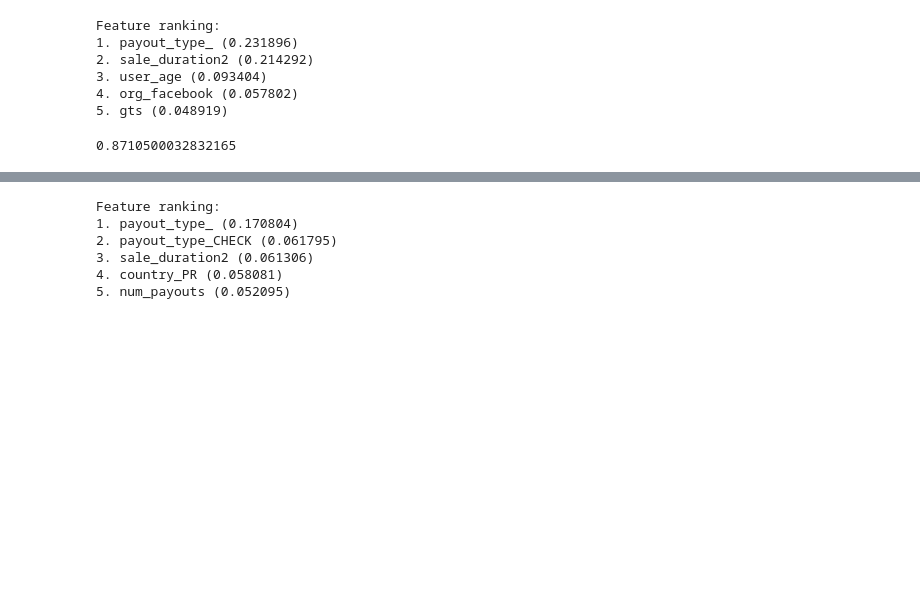
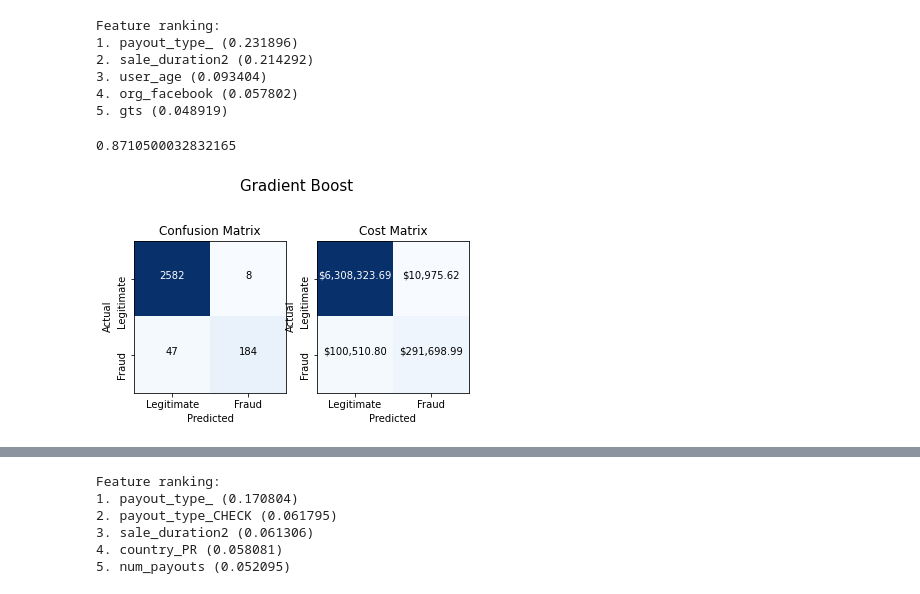
Before and after one commit to isbhsun/Fraud-Detection, a Jupyter notebook: train_model.ipynb, the cells around one changed output, grey strips where cells are left out. Drawn from its saved outputs; the diff is of its cells as text; code cells hidden in the pictures; blank space fills up the shorter version.

```diff
--- a/train_model.ipynb
+++ b/train_model.ipynb
@@ -120,6 +133,12 @@ Feature ranking:
 4. org_facebook (0.057802)
 5. gts (0.048919)
 0.8710500032832165
+# %%
+fig = cf.print_confusion(gb_best_model, "", X_train, y_train, X_test, y_test, c_test)
+fig.suptitle("Gradient Boost", size=15)
+fig.savefig('images/gb_matrix.png', bbox_inches = "tight")
+# %% [output]
+[figure, added]
 # %%
 xgb_grid = {'max_depth': [4, None],
             'min_child_weight': [.1, None],
```
Also changed, not shown: parts of 11 cells of this notebook, 5 other files.
